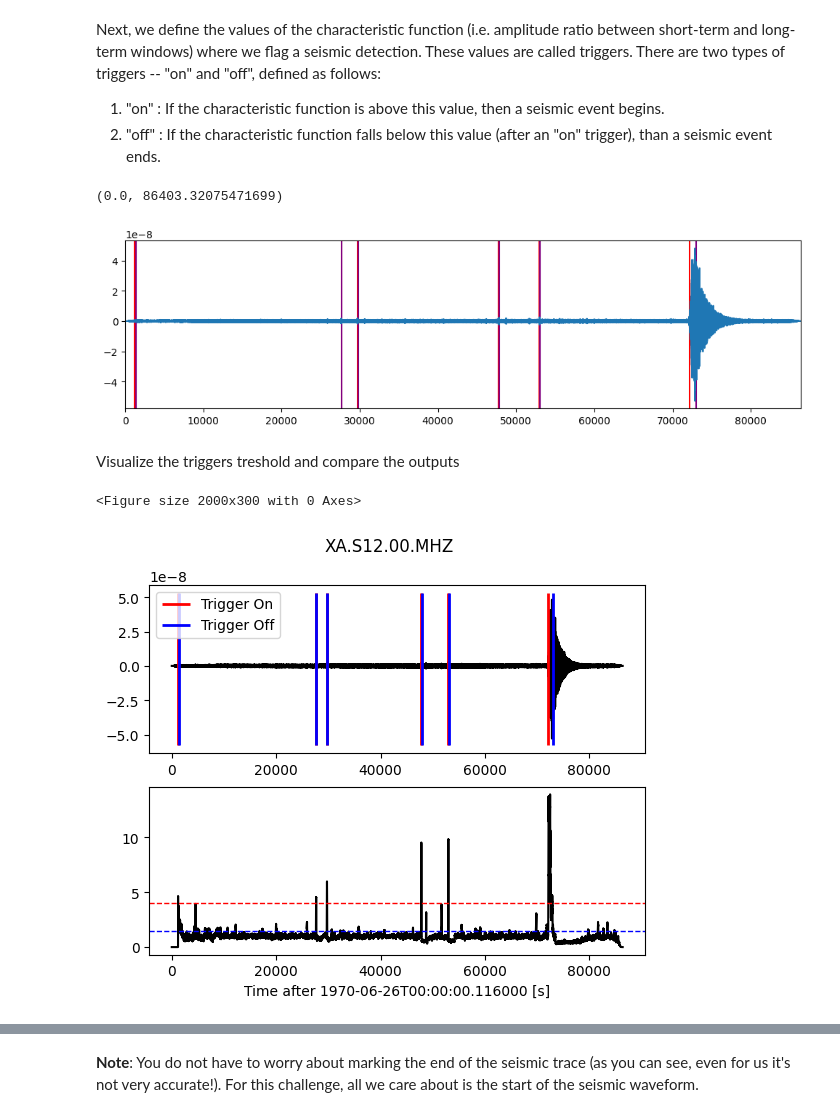
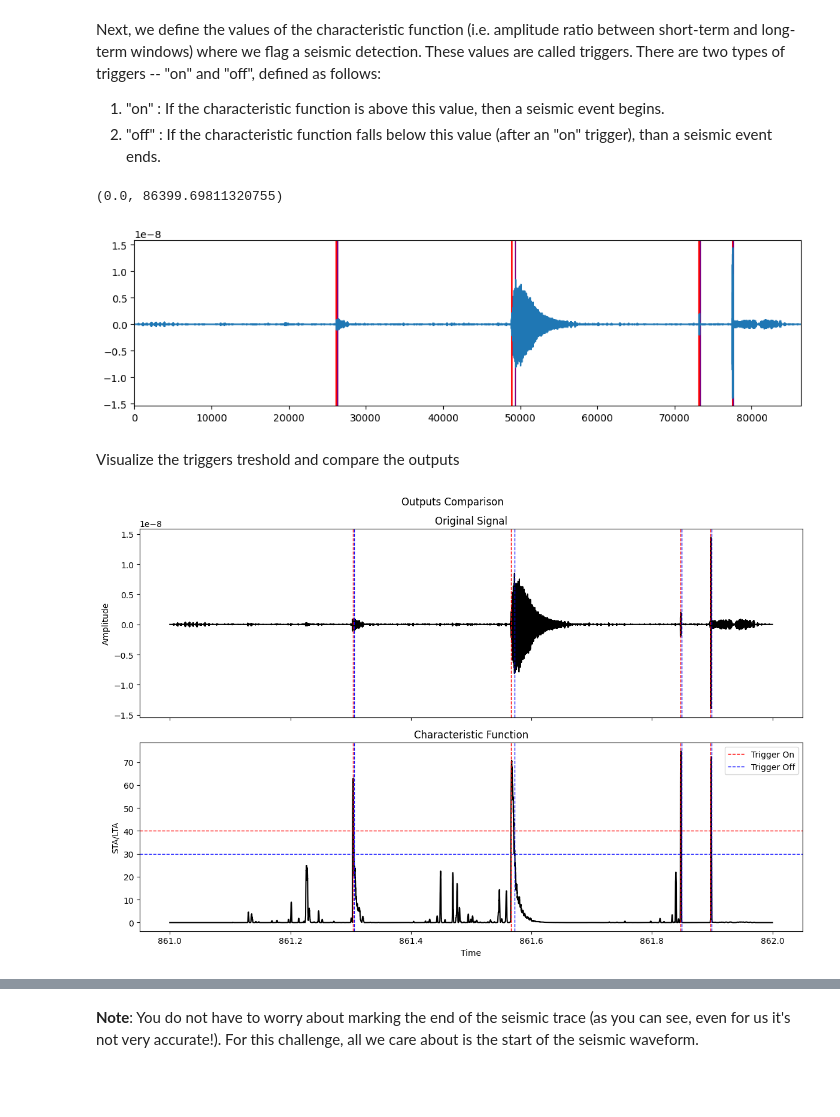
Before and after one commit to FabrizioDeFiore/NASA_SpaceApp2024_ShakeItOff_Space, a Jupyter notebook: Code/FABsCheckpoints.ipynb, the cells around one changed output, grey strips where cells are left out. Saved outputs shown, nothing was run; the diff lists cells and outputs as text; code cells hidden in the pictures; blank space fills up the shorter version.

Commit message:
labeling correclty

```diff
--- a/Code/FABsCheckpoints.ipynb
+++ b/Code/FABsCheckpoints.ipynb
@@ -276,8 +281,8 @@ from obspy.signal.trigger import classic_sta_lta, plot_trigger, trigger_onset
 df = tr.stats.sampling_rate
 
 # How long should the short-term and long-term window be, in seconds?
-sta_len = 60
-lta_len = 1200
+sta_len = 120
+lta_len = 9000
 
 # Run Obspy's STA/LTA to obtain a characteristic function
 # This function basically calculates the ratio of amplitude between the short-term
@@ -300,8 +305,8 @@ Next, we define the values of the characteristic function (i.e. amplitude ratio
 2. "off" : If the characteristic function falls below this value (after an "on" trigger), than a seismic event ends.
 # %%
 # Play around with the on and off triggers, based on values in the characteristic function
-thr_on = 4
-thr_off = 1.5
+thr_on =40
+thr_off = 30
 on_off = np.array(trigger_onset(cft, thr_on, thr_off))
 # The first column contains the indices where the trigger is turned "on".
 # The second column contains the indices where the trigger is turned "off".
@@ -318,44 +323,41 @@ ax.plot(tr_times,tr_data)
 ax.set_xlim([min(tr_times),max(tr_times)])
 #ax.legend()
 # %% [output]
-(0.0, 86403.32075471699)
+(0.0, 86399.69811320755)
-[figure, old version]
+[figure, new version]
 # %% [markdown]
 Visualize the triggers treshold and compare the outputs
 # %%
-# # Extract the trigger onsets
-# on_off = trigger_onset(cft, thr_on, thr_off)
+# Extract the trigger onsets
+on_off = trigger_onset(cft, thr_on, thr_off)
 
-# Create the plot
+#Create the plot
 
-#fig, ax = plt.subplots(2, 1, figsize=(12, 8), sharex=True)
+fig, ax = plt.subplots(2, 1, figsize=(12, 8), sharex=True)
 
-# # Plot the original signal
-# ax[0].plot(tr.times("matplotlib"), tr.data, 'k')
-# ax[0].set_title('Original Signal')
-# ax[0].set_ylabel('Amplitude')
+# Plot the original signal
+ax[0].plot(tr.times("matplotlib"), tr.data, 'k')
+ax[0].set_title('Original Signal')
+ax[0].set_ylabel('Amplitude')
 
-# # Plot the characteristic function
-# ax[1].plot(tr.times("matplotlib"), cft, 'k')
-# ax[1].axhline(thr_on, color='r', lw=1, ls='--', label='Trigger On')
-# ax[1].axhline(thr_off, color='b', lw=1, ls='--', label='Trigger Off')
-# ax[1].set_title('Characteristic Function')
-# ax[1].set_ylabel('STA/LTA')
-# ax[1].set_xlabel('Time')
+# Plot the characteristic function
+ax[1].plot(tr.times("matplotlib"), cft, 'k')
+ax[1].axhline(thr_on, color='r', lw=1, ls='--', label='Trigger On')
+ax[1].axhline(thr_off, color='b', lw=1, ls='--', label='Trigger Off')
+ax[1].set_title('Characteristic Function')
+ax[1].set_ylabel('STA/LTA')
+ax[1].set_xlabel('Time')
 
-# # Highlight the trigger onsets
-# for onset in on_off:
-#     ax[0].axvline(tr.times("matplotlib")[onset[0]], color='r', lw=1, ls='--')
-#     ax[0].axvline(tr.times("matplotlib")[onset[1]], color='b', lw=1, ls='--')
-#     ax[1].axvline(tr.times("matplotlib")[onset[0]], color='r', lw=1, ls='--')
-#     ax[1].axvline(tr.times("matplotlib")[onset[1]], color='b', lw=1, ls='--')
+# Highlight the trigger onsets
+for onset in on_off:
+    ax[0].axvline(tr.times("matplotlib")[onset[0]], color='r', lw=1, ls='--')
+    ax[0].axvline(tr.times("matplotlib")[onset[1]], color='b', lw=1, ls='--')
+    ax[1].axvline(tr.times("matplotlib")[onset[0]], color='r', lw=1, ls='--')
+    ax[1].axvline(tr.times("matplotlib")[onset[1]], color='b', lw=1, ls='--')
 
-# ax[1].legend()
-# plt.suptitle("Outputs Comparison")
-# plt.tight_layout()
-# plt.show()
-
-plot_trigger(tr, cft, thr_on, thr_off)
+ax[1].legend()
+plt.suptitle("Outputs Comparison")
+plt.tight_layout()
+plt.show()
 # %% [output]
-<Figure size 2000x300 with 0 Axes>
-[figure, old version]
+[figure, new version]
```
Also changed, not shown: parts of 16 cells of this notebook, 2 other files.
